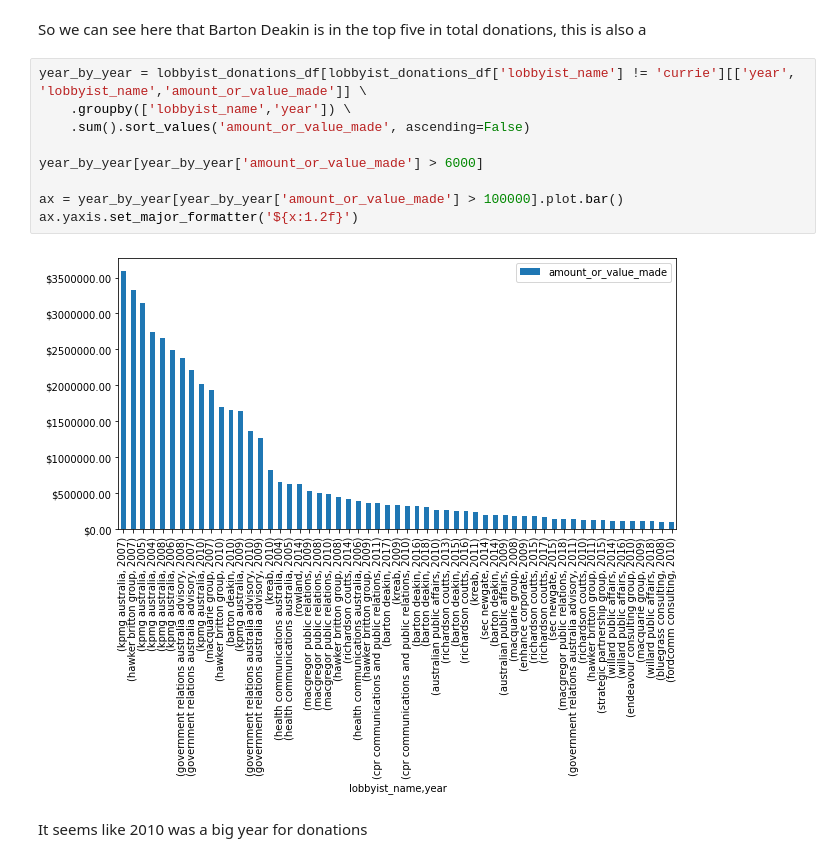
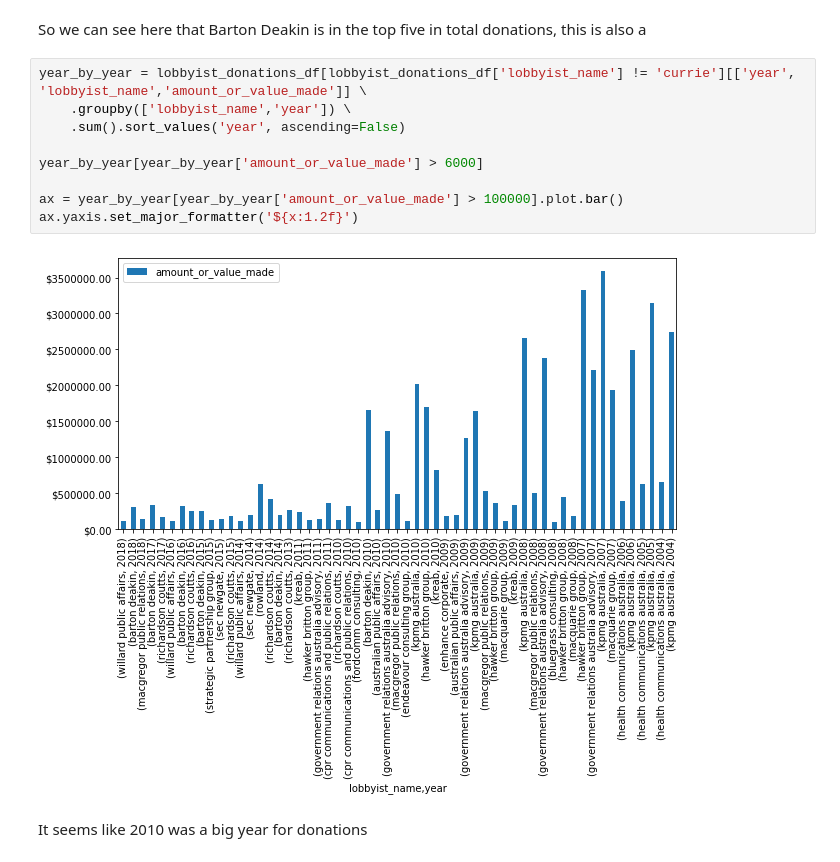
Before and after one commit to sjeruto/ARDC-Project, a Jupyter notebook: notebooks/mg_workbook.ipynb, the cells around one changed output. Drawn from its saved outputs; the diff is of its cells as text.

```diff
--- a/notebooks/mg_workbook.ipynb
+++ b/notebooks/mg_workbook.ipynb
@@ -827,14 +827,14 @@ So we can see here that Barton Deakin is in the top five in total donations, thi
 # %%
 year_by_year = lobbyist_donations_df[lobbyist_donations_df['lobbyist_name'] != 'currie'][['year', 'lobbyist_name','amount_or_value_made']] \
     .groupby(['lobbyist_name','year']) \
-    .sum().sort_values('amount_or_value_made', ascending=False)
+    .sum().sort_values('year', ascending=False)
 
 year_by_year[year_by_year['amount_or_value_made'] > 6000]
 
 ax = year_by_year[year_by_year['amount_or_value_made'] > 100000].plot.bar()
 ax.yaxis.set_major_formatter('${x:1.2f}')
 # %% [output]
-[figure, old version]
+[figure, new version]
 # %% [markdown]
 It seems like 2010 was a big year for donations
 # %%
```
Also changed, not shown: parts of 7 cells of this notebook, 1 other file.
